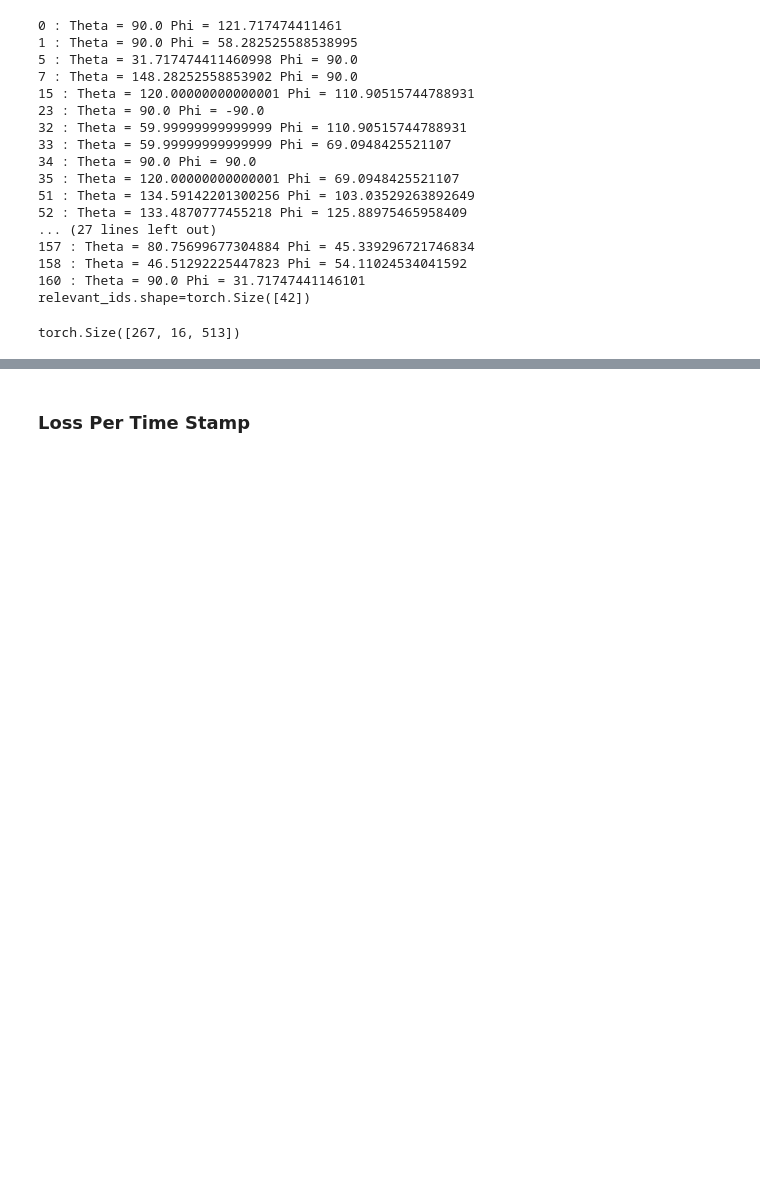
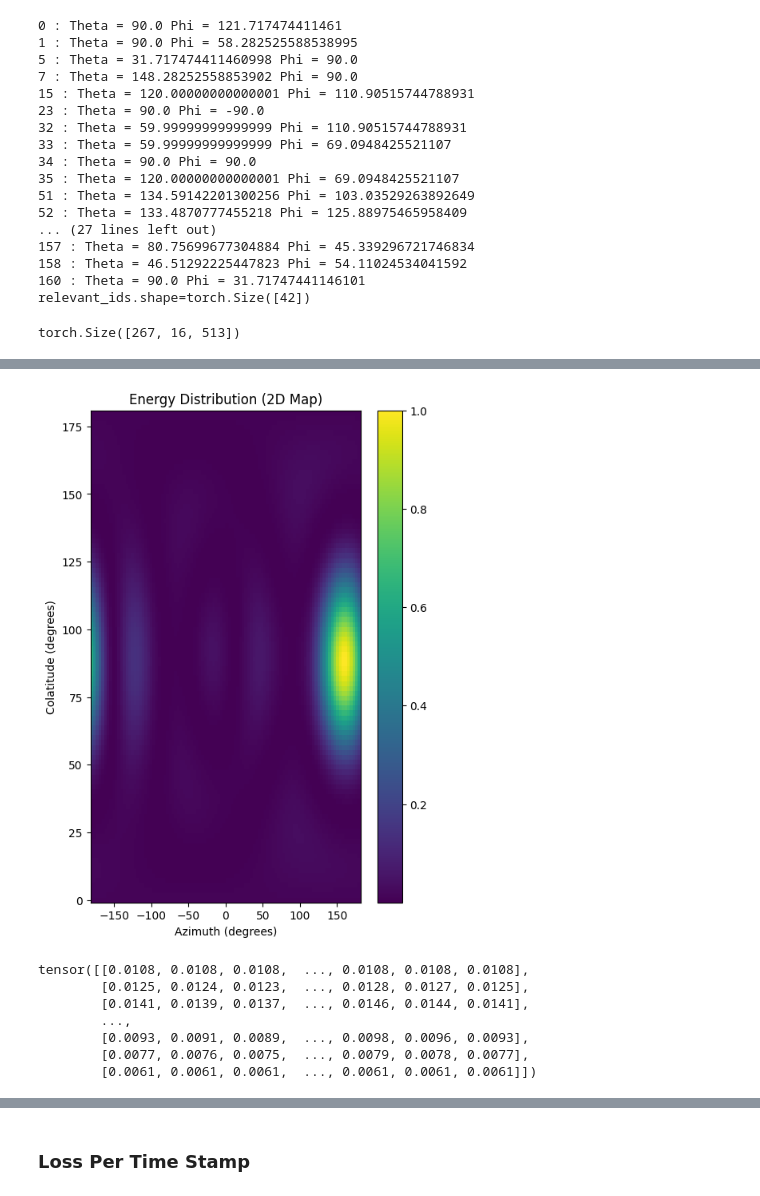
Before and after one commit to Amitmils/AmbisonicUpscaling, a Jupyter notebook: run_script_v2.ipynb, the cells around one changed output, grey strips where cells are left out. Cells and saved outputs as stored; diff of their text form; code cells hidden in the pictures; blank space fills up the shorter version.

```diff
--- a/run_script_v2.ipynb
+++ b/run_script_v2.ipynb
@@ -600,0 +605,12 @@ torch.Size([1, 620, 162, 258])
+# %%
+est_third_order = utils._istft(est_anm_f_third_order)
+utils.plot_ambi_energy_2d(est_third_order,step_size=100)
+# %% [output]
+[figure, added]
+tensor([[0.0108, 0.0108, 0.0108,  ..., 0.0108, 0.0108, 0.0108],
+        [0.0125, 0.0124, 0.0123,  ..., 0.0128, 0.0127, 0.0125],
+        [0.0141, 0.0139, 0.0137,  ..., 0.0146, 0.0144, 0.0141],
+        ...,
+        [0.0093, 0.0091, 0.0089,  ..., 0.0098, 0.0096, 0.0093],
+        [0.0077, 0.0076, 0.0075,  ..., 0.0079, 0.0078, 0.0077],
+        [0.0061, 0.0061, 0.0061,  ..., 0.0061, 0.0061, 0.0061]])
```
Also changed, not shown: parts of 11 cells of this notebook, 9 other files.
